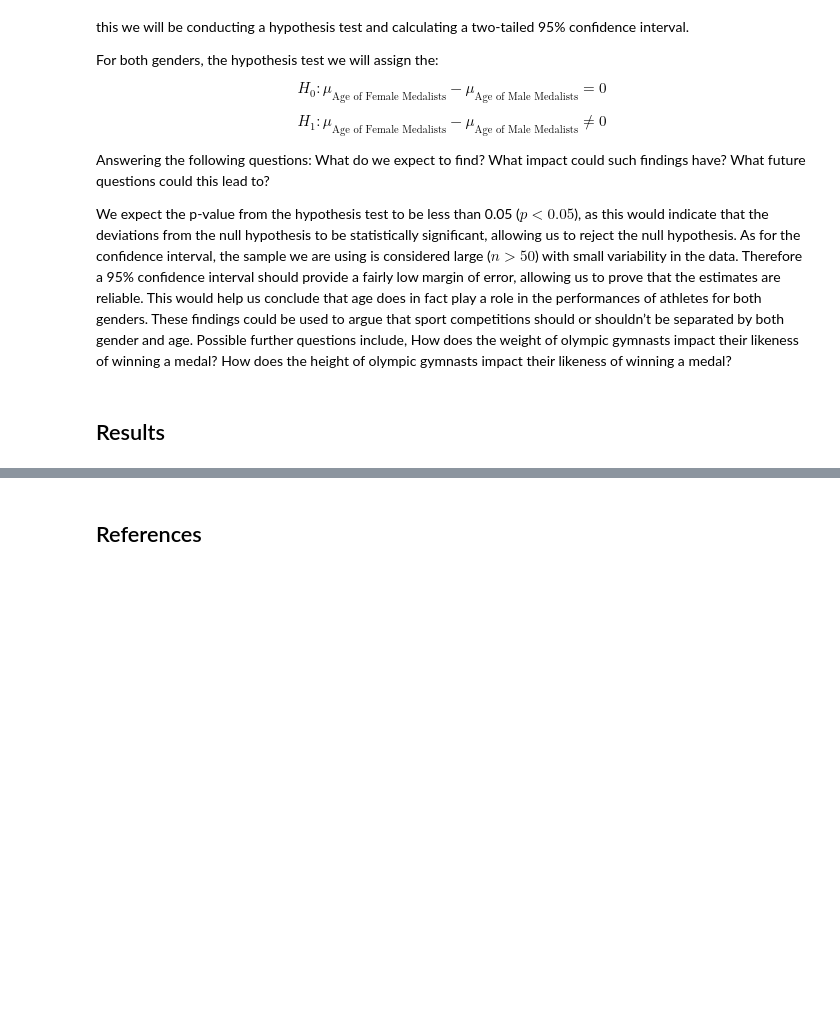
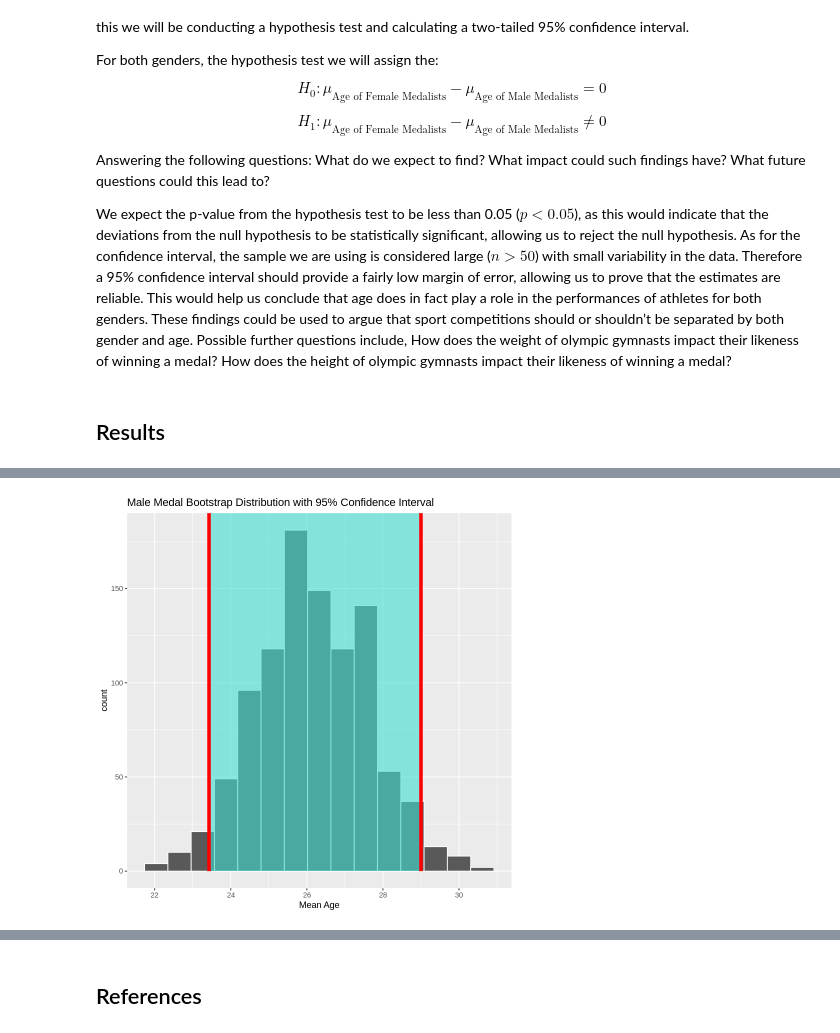
Before and after one commit to aryanballani/STAT201_group20, a Jupyter notebook: ProjectProposal.ipynb, the cells around one changed output, grey strips where cells are left out. Cells and saved outputs as stored; diff of their text form; code cells hidden in the pictures; blank space fills up the shorter version.

Commit message:
Bootstrap + CI done

```diff
--- a/ProjectProposal.ipynb
+++ b/ProjectProposal.ipynb
@@ -278,0 +245,4 @@ Setting `type = "bootstrap"` in `generate()`.
+# %%
+male_medal_ci <- male_medal_resamples %>%
+  get_confidence_interval(level = 0.95, type = "percentile")
+male_medal_ci
@@ -278,0 +254,9 @@ Setting `type = "bootstrap"` in `generate()`.
+# %%
+male_medal_vis<-male_medal_resamples%>%
+                    visualize()+
+                    ggtitle("Male Medal Bootstrap Distribution with 95% Confidence Interval")+
+                    labs(x="Mean Age")+
+                    shade_ci(endpoints = male_medal_ci, color="red")
+male_medal_vis
+# %% [output]
+[figure, added]
```
Also changed, not shown: parts of 15 cells of this notebook.
